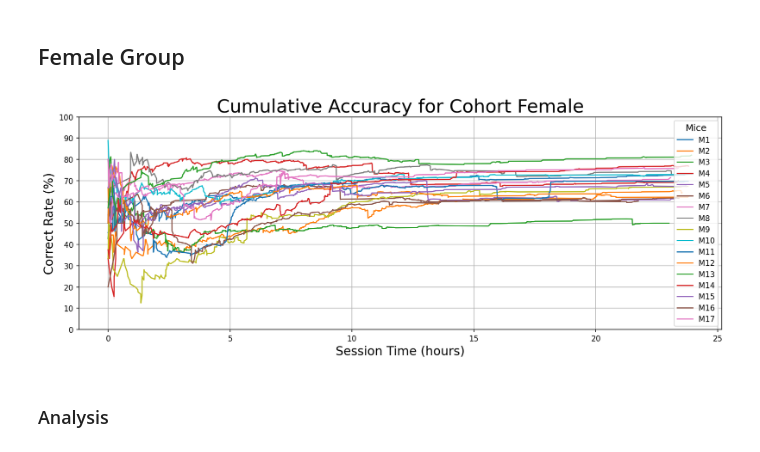
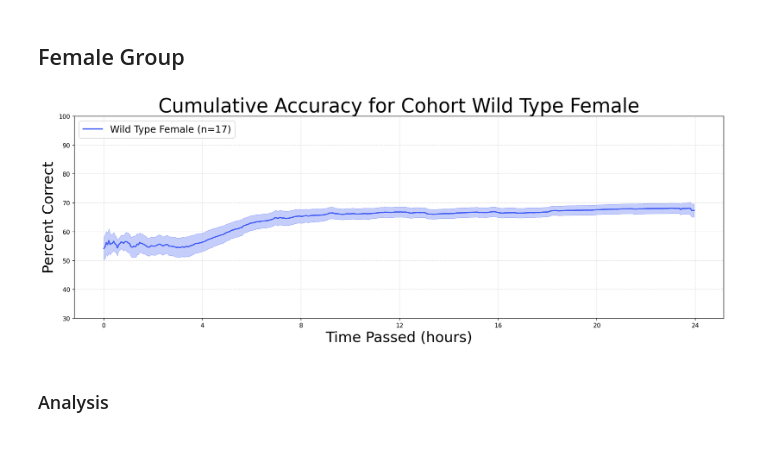
Before and after one commit to ftlabucsd/FEDUPP, a Jupyter notebook: WT_analysis/WT FR1 accuracy.ipynb, the cells around one changed output. Drawn from its saved outputs; the diff is of its cells as text; code cells hidden in the pictures.

Commit message:
fr1 figure update

```diff
--- a/WT_analysis/WT FR1 accuracy.ipynb
+++ b/WT_analysis/WT FR1 accuracy.ipynb
@@ -22,19 +22,20 @@ female_acc_dict = {}
 # %%
 # R2M7 has false time signatures
 group_data = []
 
 for sheet in fr1_female_sheets:
     try:
         data = read_and_record(path=fr1_female_path, sheet=sheet,
                             ending_corr=female_ending_corr,
                             learned_time=female_learned_time,
                             acc_dict=female_acc_dict)
         group_data.append(data)
     except ValueError:
         continue
-graph_cumulative_acc(group_data, 'Female', export_path=os.path.join(export_root, f'Female_FR1_Accuracy.svg'))
+plot_cumulative_accuracy([group_data], ['Wild Type Female'], bin_size_sec=180,
+                         export_path=os.path.join(export_root, f'Female_FR1_Accuracy.svg'))
 # %% [output]
-[figure, old version]
+[figure, new version]
 # %% [markdown]
 ### Analysis
 # %% [markdown]
```
Also changed, not shown: parts of 1 cell of this notebook, 8 other files.
